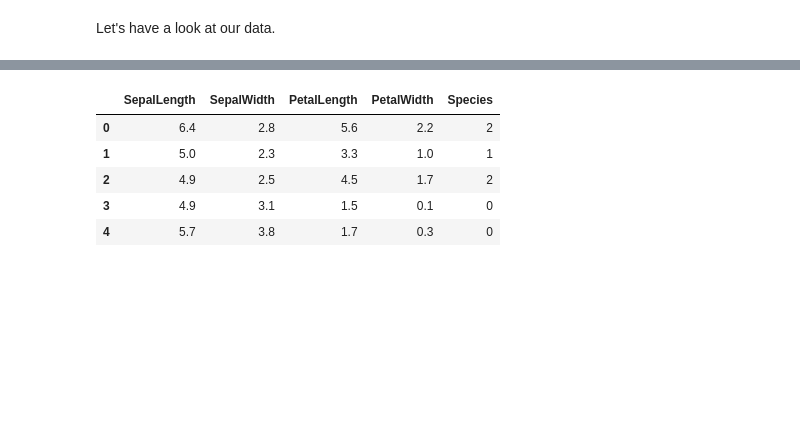
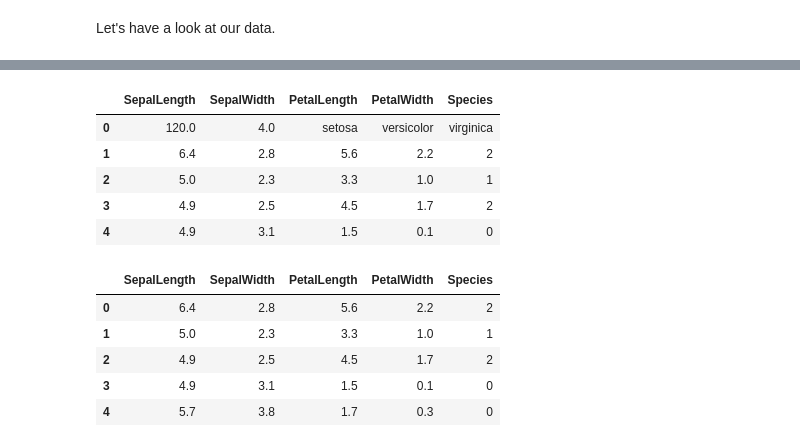
Before and after one commit to hemu2014/python-ML, a Jupyter notebook: 机器学习-算法/Core_Learning_Algorithms.ipynb, the cells around one changed output, grey strips where cells are left out. Cells and saved outputs as stored; diff of their text form; code cells hidden in the pictures; blank space fills up the shorter version.

```diff
--- a/机器学习-算法/Core_Learning_Algorithms.ipynb
+++ b/机器学习-算法/Core_Learning_Algorithms.ipynb
@@ -824,3 +838,12 @@ Let's have a look at our data.
+# %%
+train.head() # header为 None 时的情况
+# %% [output]
+|  | SepalLength | SepalWidth | PetalLength | PetalWidth | Species |
+| 0 | 120.0 | 4.0 | setosa | versicolor | virginica |
+| 1 | 6.4 | 2.8 | 5.6 | 2.2 | 2 |
+| 2 | 5.0 | 2.3 | 3.3 | 1.0 | 1 |
+| 3 | 4.9 | 2.5 | 4.5 | 1.7 | 2 |
+| 4 | 4.9 | 3.1 | 1.5 | 0.1 | 0 |
 # %%
 train.head()
 # %% [output]
```
Also changed, not shown: parts of 18 cells of this notebook.
